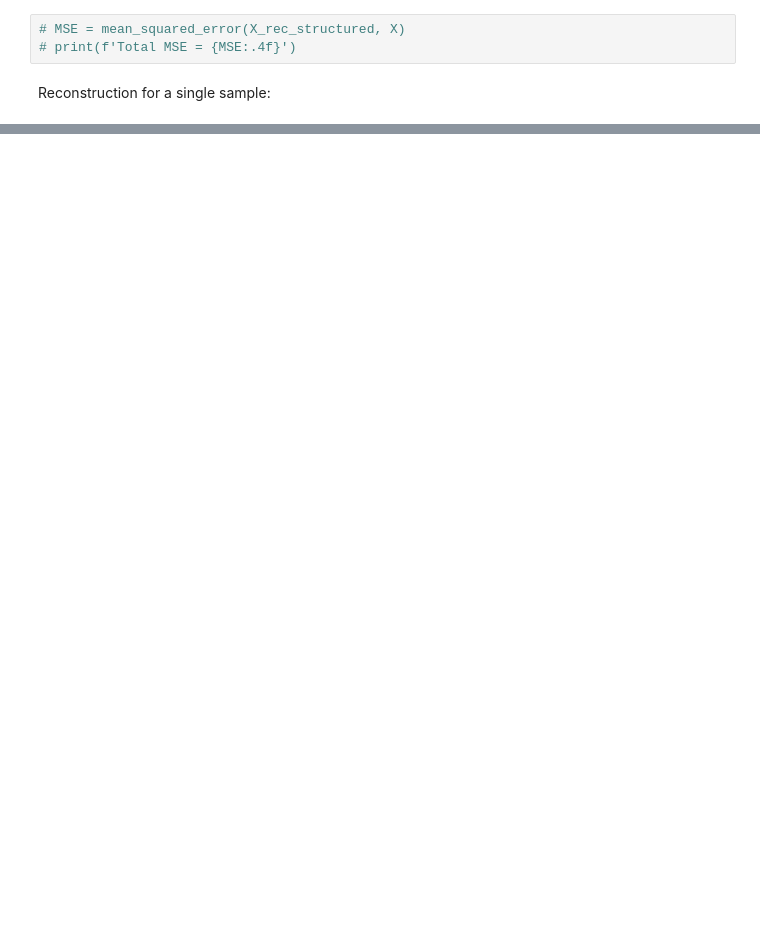
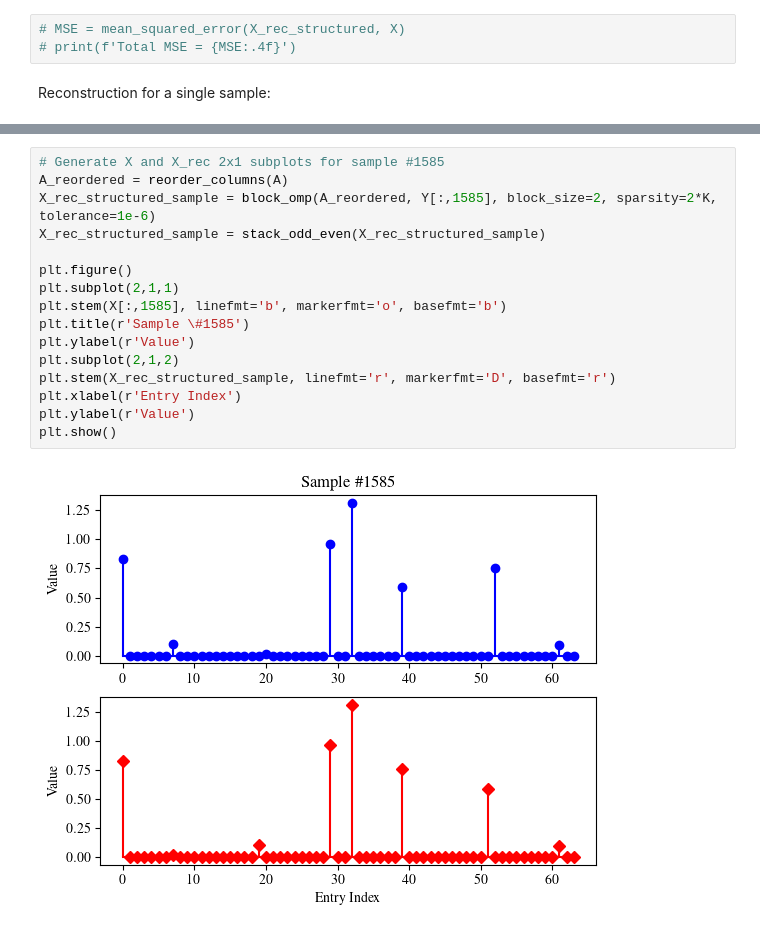
Before and after one commit to nikosfoto/structured-sparse-recovery, a Jupyter notebook: structured_sparsity.ipynb, the cells around one changed output, grey strips where cells are left out. Cells and saved outputs as stored; diff of their text form; blank space fills up the shorter version.

Commit message:
Implemented block omp

```diff
--- a/structured_sparsity.ipynb
+++ b/structured_sparsity.ipynb
@@ -294,0 +278,18 @@ Reconstructed signal l0 norm = 64.0
+# %%
+# Generate X and X_rec 2x1 subplots for sample #1585
+A_reordered = reorder_columns(A)
+X_rec_structured_sample = block_omp(A_reordered, Y[:,1585], block_size=2, sparsity=2*K, tolerance=1e-6)
+X_rec_structured_sample = stack_odd_even(X_rec_structured_sample)
+
+plt.figure()
+plt.subplot(2,1,1)
+plt.stem(X[:,1585], linefmt='b', markerfmt='o', basefmt='b')
+plt.title(r'Sample \#1585')
+plt.ylabel(r'Value')
+plt.subplot(2,1,2)
+plt.stem(X_rec_structured_sample, linefmt='r', markerfmt='D', basefmt='r')
+plt.xlabel(r'Entry Index')
+plt.ylabel(r'Value')
+plt.show()
+# %% [output]
+[figure, added]
```
Also changed, not shown: parts of 17 cells of this notebook, 3 other files.
